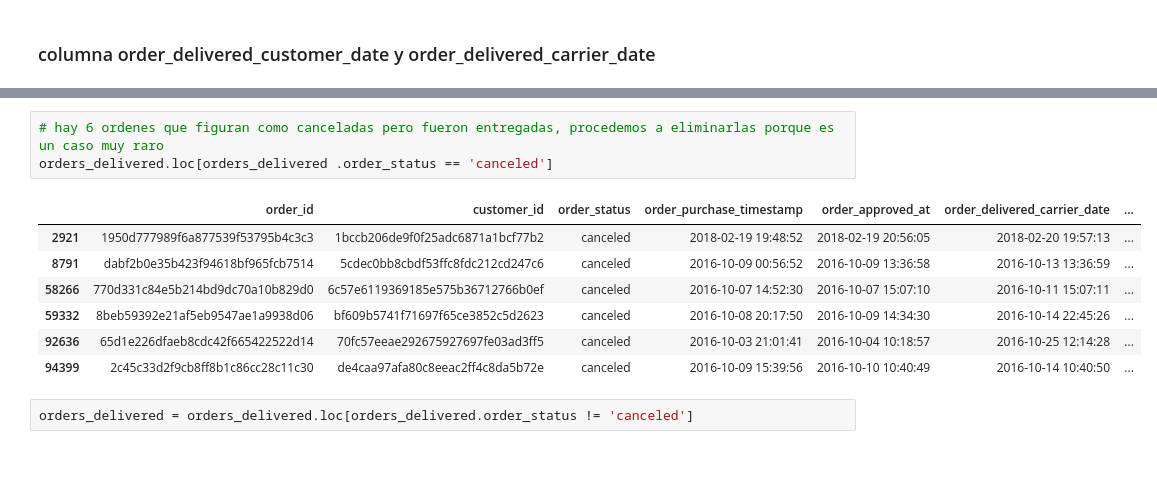
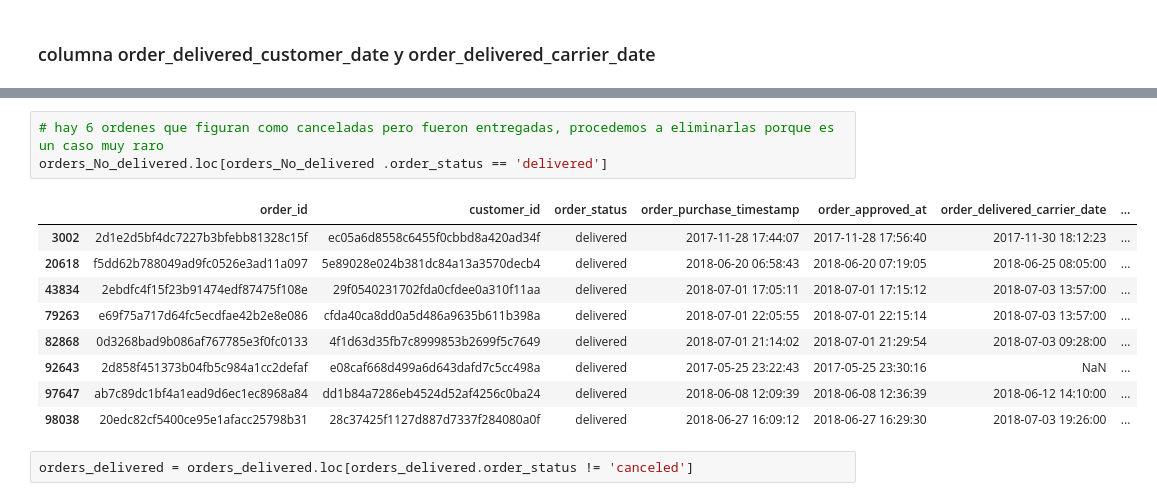
Before and after one commit to damul90/PF_data05, a Jupyter notebook: ETL_EDA.ipynb, the cells around one changed output, grey strips where cells are left out. Cells and saved outputs as stored; diff of their text form; blank space fills up the shorter version.

```diff
--- a/ETL_EDA.ipynb
+++ b/ETL_EDA.ipynb
@@ -986,15 +1021,17 @@ dtypes: datetime64[ns](3), object(5)
 memory usage: 6.6+ MB
 # %%
 # hay 6 ordenes que figuran como canceladas pero fueron entregadas, procedemos a eliminarlas porque es un caso muy raro
-orders_delivered.loc[orders_delivered .order_status == 'canceled']
+orders_No_delivered.loc[orders_No_delivered .order_status == 'delivered']
 # %% [output]
 |  | order_id | customer_id | order_status | order_purchase_timestamp | order_approved_at | order_delivered_carrier_date | ... |
-| 2921 | 1950d777989f6a877539f53795b4c3c3 | 1bccb206de9f0f25adc6871a1bcf77b2 | canceled | 2018-02-19 19:48:52 | 2018-02-19 20:56:05 | 2018-02-20 19:57:13 | ... |
-| 8791 | dabf2b0e35b423f94618bf965fcb7514 | 5cdec0bb8cbdf53ffc8fdc212cd247c6 | canceled | 2016-10-09 00:56:52 | 2016-10-09 13:36:58 | 2016-10-13 13:36:59 | ... |
-| 58266 | 770d331c84e5b214bd9dc70a10b829d0 | 6c57e6119369185e575b36712766b0ef | canceled | 2016-10-07 14:52:30 | 2016-10-07 15:07:10 | 2016-10-11 15:07:11 | ... |
-| 59332 | 8beb59392e21af5eb9547ae1a9938d06 | bf609b5741f71697f65ce3852c5d2623 | canceled | 2016-10-08 20:17:50 | 2016-10-09 14:34:30 | 2016-10-14 22:45:26 | ... |
-| 92636 | 65d1e226dfaeb8cdc42f665422522d14 | 70fc57eeae292675927697fe03ad3ff5 | canceled | 2016-10-03 21:01:41 | 2016-10-04 10:18:57 | 2016-10-25 12:14:28 | ... |
-| 94399 | 2c45c33d2f9cb8ff8b1c86cc28c11c30 | de4caa97afa80c8eeac2ff4c8da5b72e | canceled | 2016-10-09 15:39:56 | 2016-10-10 10:40:49 | 2016-10-14 10:40:50 | ... |
+| 3002 | 2d1e2d5bf4dc7227b3bfebb81328c15f | ec05a6d8558c6455f0cbbd8a420ad34f | delivered | 2017-11-28 17:44:07 | 2017-11-28 17:56:40 | 2017-11-30 18:12:23 | ... |
+| 20618 | f5dd62b788049ad9fc0526e3ad11a097 | 5e89028e024b381dc84a13a3570decb4 | delivered | 2018-06-20 06:58:43 | 2018-06-20 07:19:05 | 2018-06-25 08:05:00 | ... |
+| 43834 | 2ebdfc4f15f23b91474edf87475f108e | 29f0540231702fda0cfdee0a310f11aa | delivered | 2018-07-01 17:05:11 | 2018-07-01 17:15:12 | 2018-07-03 13:57:00 | ... |
+| 79263 | e69f75a717d64fc5ecdfae42b2e8e086 | cfda40ca8dd0a5d486a9635b611b398a | delivered | 2018-07-01 22:05:55 | 2018-07-01 22:15:14 | 2018-07-03 13:57:00 | ... |
+| 82868 | 0d3268bad9b086af767785e3f0fc0133 | 4f1d63d35fb7c8999853b2699f5c7649 | delivered | 2018-07-01 21:14:02 | 2018-07-01 21:29:54 | 2018-07-03 09:28:00 | ... |
+| 92643 | 2d858f451373b04fb5c984a1cc2defaf | e08caf668d499a6d643dafd7c5cc498a | delivered | 2017-05-25 23:22:43 | 2017-05-25 23:30:16 | NaN | ... |
+| 97647 | ab7c89dc1bf4a1ead9d6ec1ec8968a84 | dd1b84a7286eb4524d52af4256c0ba24 | delivered | 2018-06-08 12:09:39 | 2018-06-08 12:36:39 | 2018-06-12 14:10:00 | ... |
+| 98038 | 20edc82cf5400ce95e1afacc25798b31 | 28c37425f1127d887d7337f284080a0f | delivered | 2018-06-27 16:09:12 | 2018-06-27 16:29:30 | 2018-07-03 19:26:00 | ... |
 # %%
 orders_delivered = orders_delivered.loc[orders_delivered.order_status != 'canceled']
 # %%
```
Also changed, not shown: parts of 5 cells of this notebook, 2 other files.
